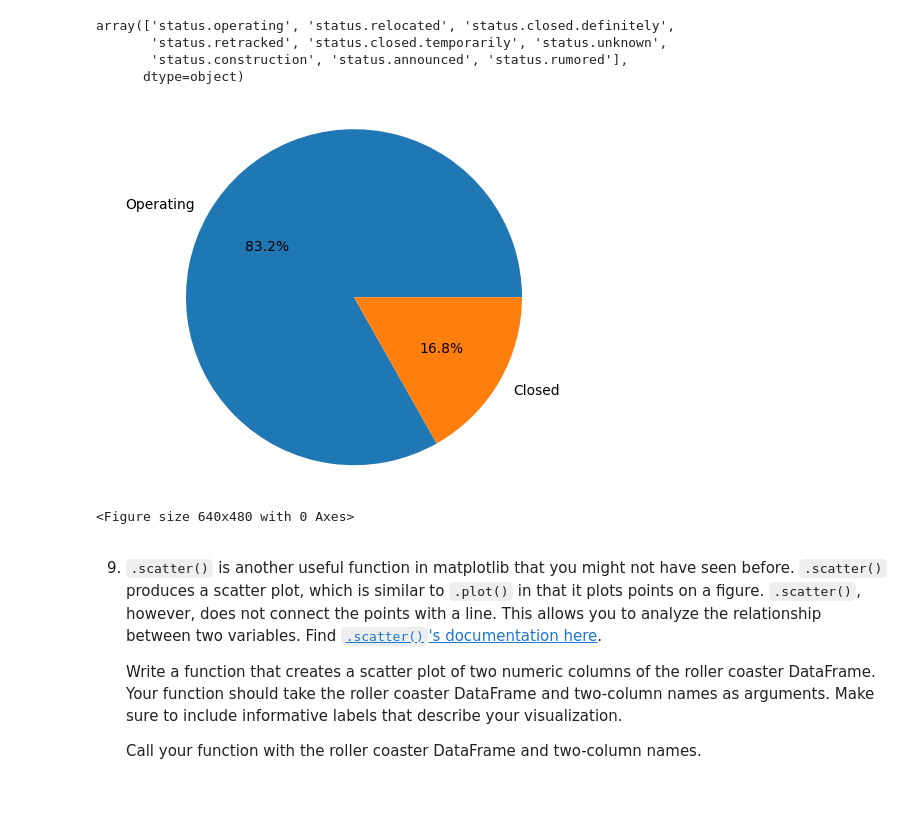
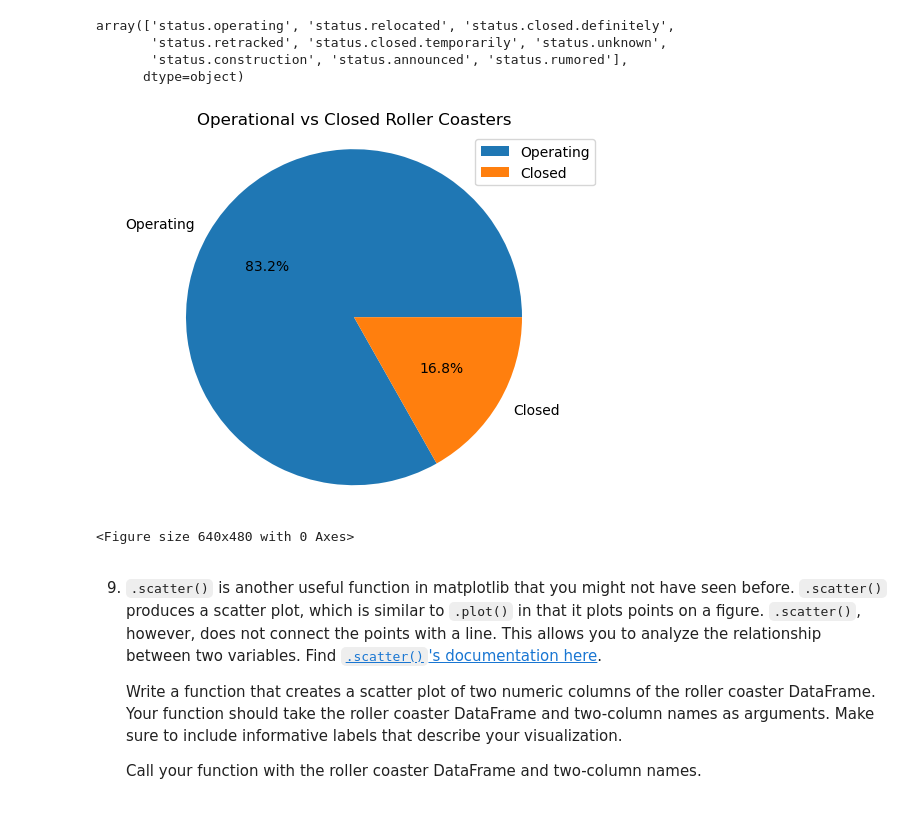
Before and after one commit to maximilianjun/roller-coaster-mini-project-3, a Jupyter notebook: Roller Coaster.ipynb, the cells around one changed output. Cells and saved outputs as stored; diff of their text form; code cells hidden in the pictures.

```diff
--- a/Roller Coaster.ipynb
+++ b/Roller Coaster.ipynb
@@ -278,33 +278,37 @@ array(['status.operating', 'status.relocated', 'status.closed.definitely',
 # %%
 # 8
 # Create a function to plot a pie chart of status.operating
 def plot_roller_coaster_status(coasters):
 
     # Filter
     status_operating = coasters[coasters['status'] == 'status.operating']
     status_closed = coasters[coasters['status'] == 'status.closed.definitely']
 
     # Length
     num_operating_roller_coasters = len(status_operating)
     num_closed_roller_coasters = len(status_closed)
 
     # List of counts
     count_status = [num_operating_roller_coasters, num_closed_roller_coasters]
 
     # Labels
     status_labels = ['Operating', 'Closed']
 
+    # Legend Labels
+    legend_labels = ['Operating', 'Closed']
+
     # Plot pie
     plt.pie(count_status, autopct='%0.1f%%', labels=status_labels)
     plt.title('Operational vs Closed Roller Coasters')
+    plt.legend(legend_labels, loc='upper right')
     plt.axis('equal')
     plt.show()
 
 # Create pie chart of roller coasters
 plot_roller_coaster_status(coasters)
 plt.clf()
 # %% [output]
-[figure, old version]
+[figure, new version]
 <Figure size 640x480 with 0 Axes>
 # %% [markdown]
 9. `.scatter()` is another useful function in matplotlib that you might not have seen before. `.scatter()` produces a scatter plot, which is similar to `.plot()` in that it plots points on a figure. `.scatter()`, however, does not connect the points with a line. This allows you to analyze the relationship between two variables. Find [`.scatter()`'s documentation here](https://matplotlib.org/stable/api/_as_gen/matplotlib.pyplot.scatter.html).
```
